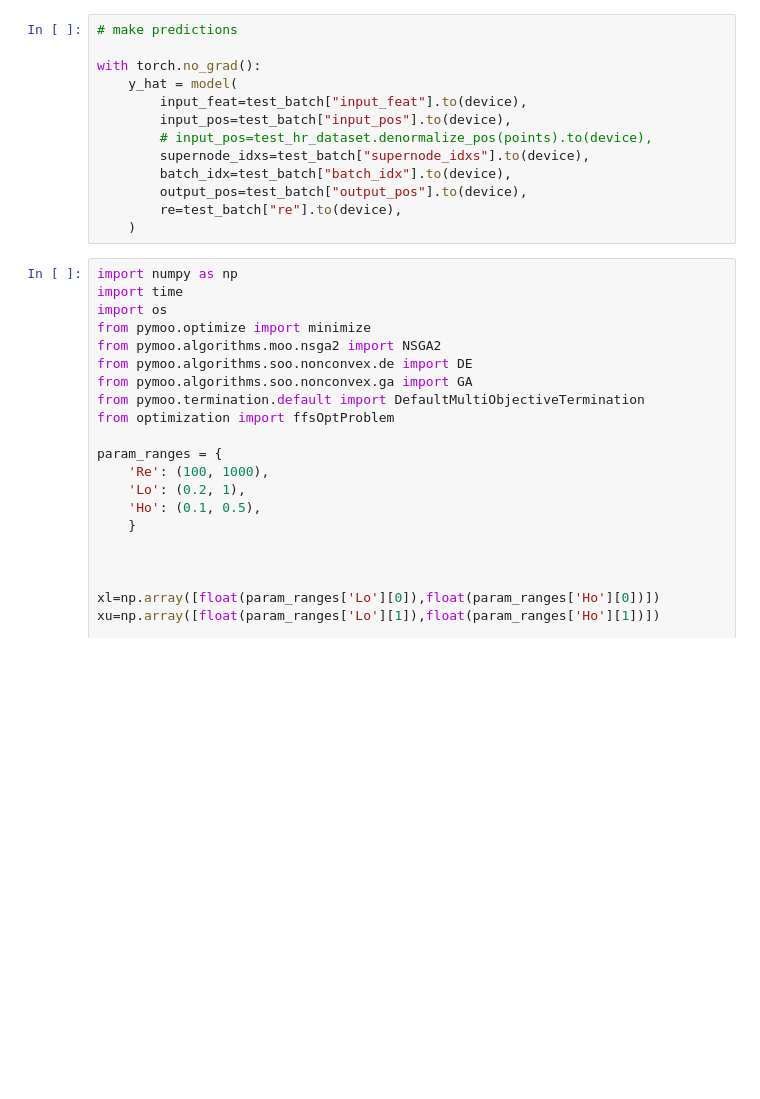
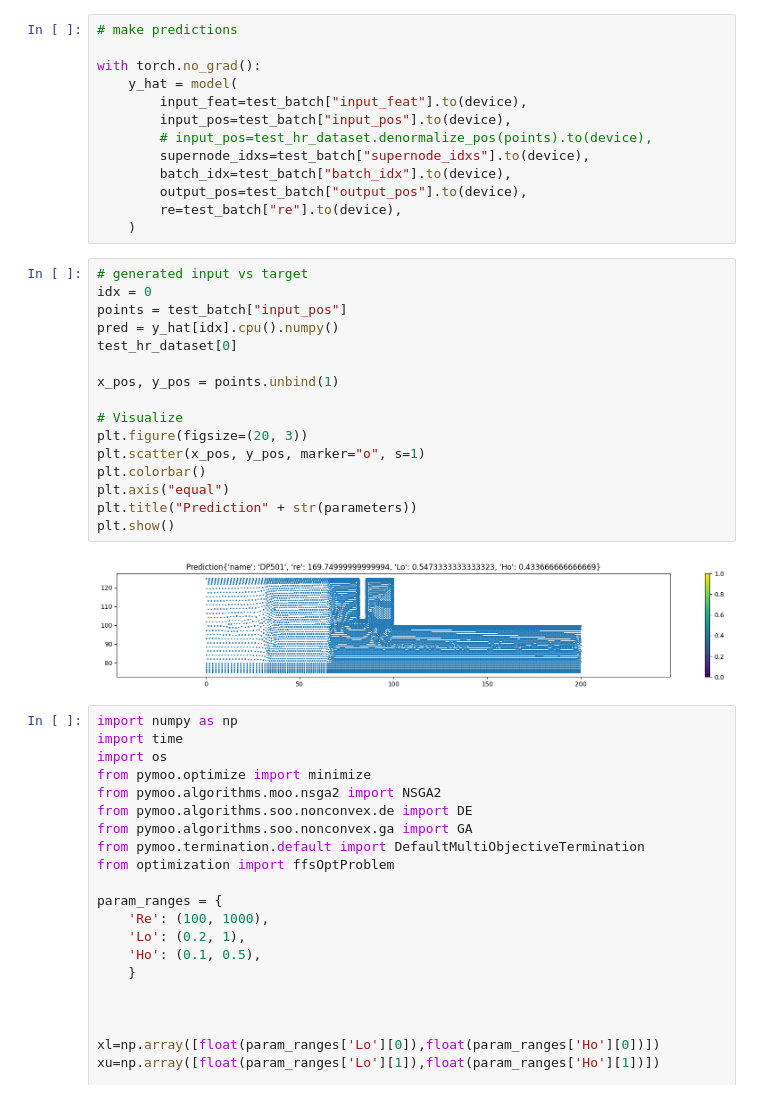
Before and after one commit to battlejacket/upt-tutorial, a Jupyter notebook: ffsRans.ipynb, the cells around one changed output. Cells and saved outputs as stored; diff of their text form; blank space fills up the shorter version.

```diff
--- a/ffsRans.ipynb
+++ b/ffsRans.ipynb
@@ -489,6 +480,24 @@ with torch.no_grad():
         output_pos=test_batch["output_pos"].to(device),
         re=test_batch["re"].to(device),
     )
+# %%
+# generated input vs target
+idx = 0
+points = test_batch["input_pos"]
+pred = y_hat[idx].cpu().numpy()
+test_hr_dataset[0]
+
+x_pos, y_pos = points.unbind(1)
+
+# Visualize
+plt.figure(figsize=(20, 3))
+plt.scatter(x_pos, y_pos, marker="o", s=1)
+plt.colorbar()
+plt.axis("equal")
+plt.title("Prediction" + str(parameters))
+plt.show()
+# %% [output]
+[figure, added]
 # %%
 import numpy as np
 import time
```
Also changed, not shown: parts of 8 cells of this notebook, 4 other files.
